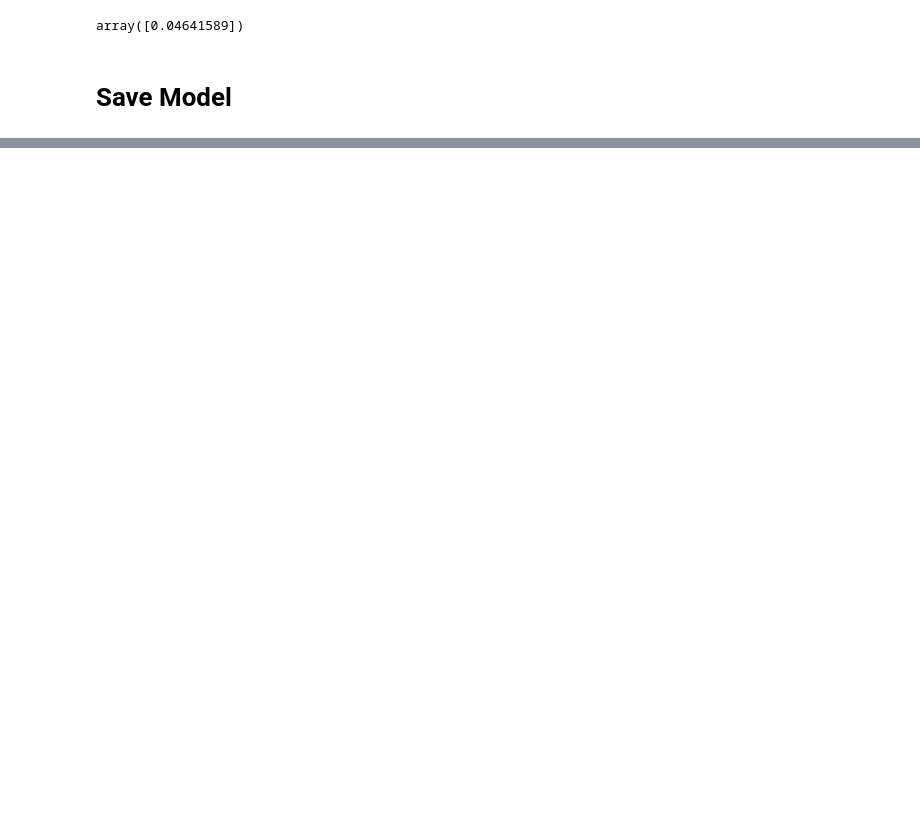
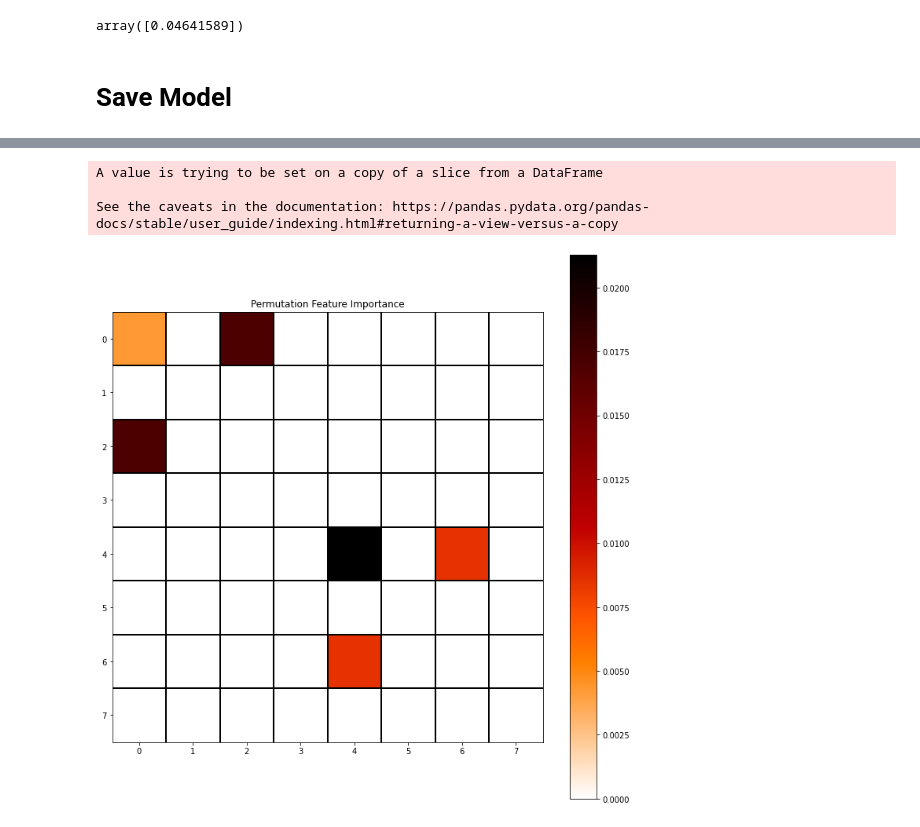
Before and after one commit to JanaGauss/Connectome, a Jupyter notebook: notebooks/elastic_net_pretrained_classification_agg_max.ipynb, the cells around one changed output, grey strips where cells are left out. Drawn from its saved outputs; the diff is of its cells as text; code cells hidden in the pictures; blank space fills up the shorter version.

```diff
--- a/notebooks/elastic_net_pretrained_classification_agg_max.ipynb
+++ b/notebooks/elastic_net_pretrained_classification_agg_max.ipynb
@@ -120,0 +150,9 @@ model = pickle.load(open("/content/drive/MyDrive/Colab Notebooks/Innolab/pretrai
+# %%
+  ind_conn_cols = []
+  for x in range(len(model.feature_names_in_)):
+    if len(model.feature_names_in_[x].split("_"))>1 and model.feature_names_in_[x].split("_")[0].isdigit() and model.feature_names_in_[x].split("_")[1].isdigit():
+      ind_conn_cols.append(x)
+# %%
+groups_df = pd.DataFrame({'conn_name': model.feature_names_in_[ind_conn_cols], 'region': model.feature_names_in_[ind_conn_cols]})
+# %%
+df_importance = grouped_permutation_FI(model, Xtest, ytest, groups_df, m = 10)
@@ -120,0 +168,7 @@ model = pickle.load(open("/content/drive/MyDrive/Colab Notebooks/Innolab/pretrai
+# %%
+plot_grouped_FI(df_importance, title = "Permutation Feature Importance")
+# %% [output]
+A value is trying to be set on a copy of a slice from a DataFrame
+
+See the caveats in the documentation: https://pandas.pydata.org/pandas-docs/stable/user_guide/indexing.html#returning-a-view-versus-a-copy
+[figure, added]
```
Also changed, not shown: parts of 21 cells of this notebook, 14 other files.
